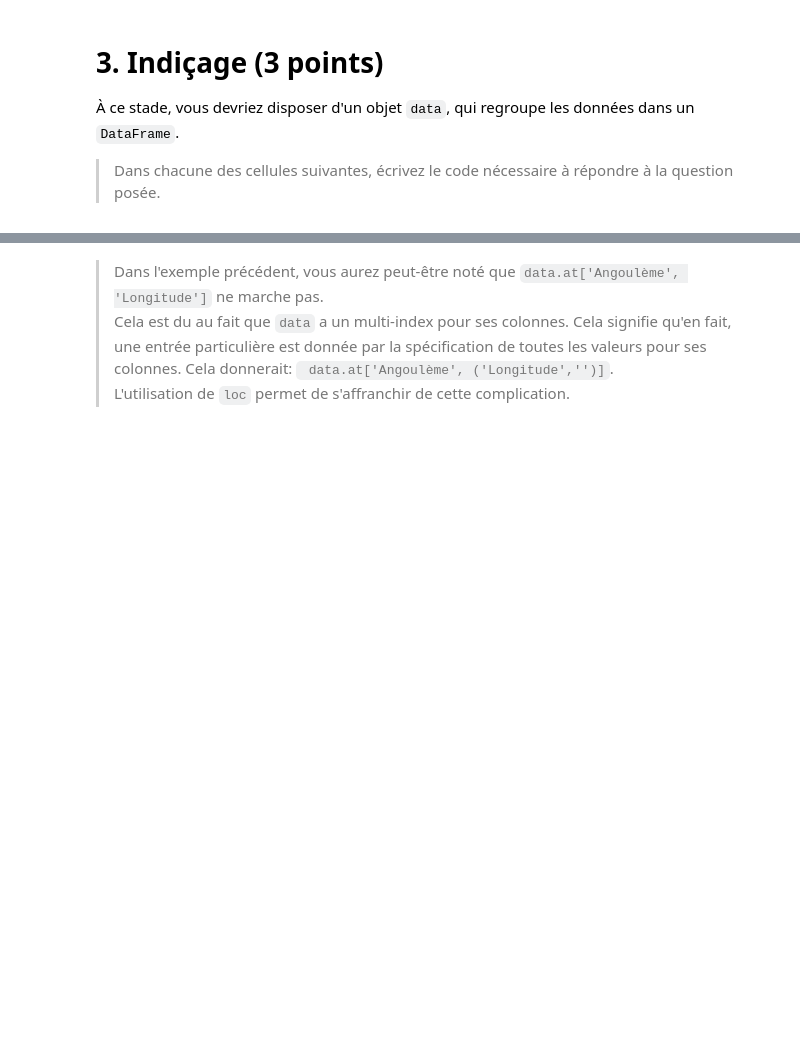
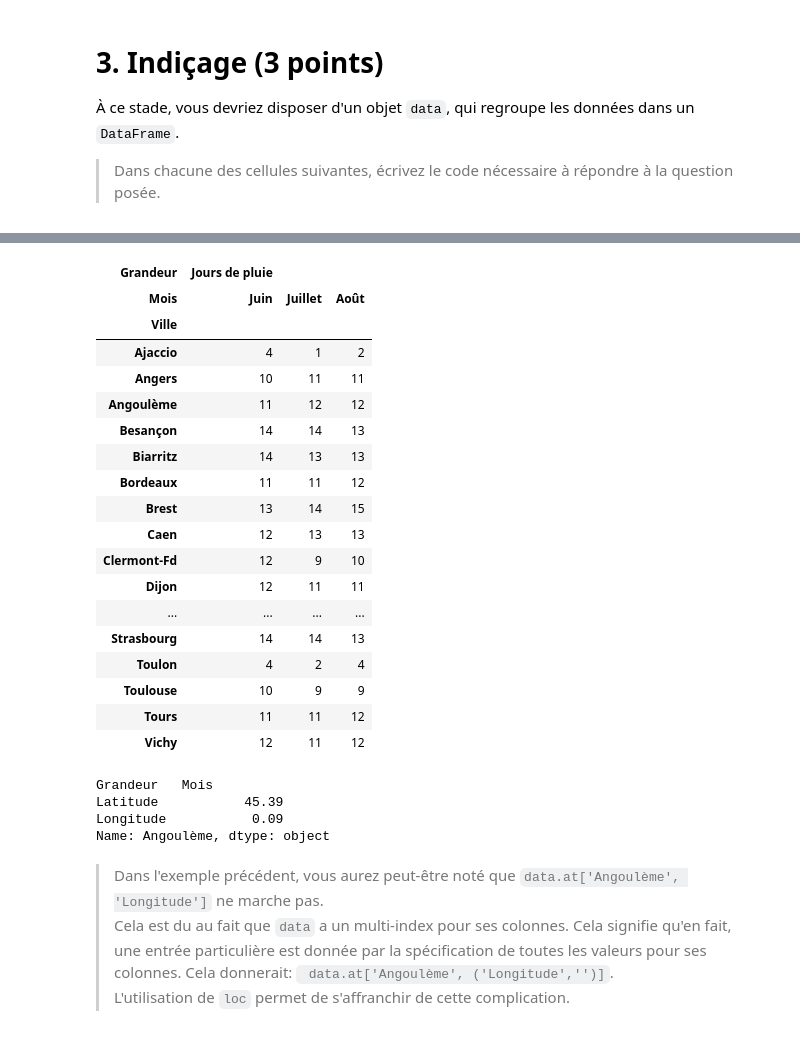
Before and after one commit to campusplage/compte-rendus-jottras_juventin, a Jupyter notebook: TP1_pandas.ipynb, the cells around one changed output, grey strips where cells are left out. Cells and saved outputs as stored; diff of their text form; code cells hidden in the pictures; blank space fills up the shorter version.

```diff
--- a/TP1_pandas.ipynb
+++ b/TP1_pandas.ipynb
@@ -139,8 +161,42 @@ Comme vous le constatez, `pandas` est en fait encore plus puissant que ce que je
 # %%
 # Affichez le nombre de jours de pluie de toutes les villes pour les mois de "Juin", "Juillet" et "Août"
+
+# On sélectionne toutes les données dans les colonnes "Juin", "Juillet" et "Août" sous 'Jours de pluie'
+# Pour ce faire, on transpose le tableau, on sélectionne les lignes recherchées,
+# et on procède à une econde transposition.
+
+data.T.loc[('Jours de pluie', ('Juin', 'Juillet', 'Août')), :].T
+# %% [output]
+| Grandeur | Jours de pluie |  |  |
+| Mois | Juin | Juillet | Août |
+| Ville |  |  |  |
+| Ajaccio | 4 | 1 | 2 |
+| Angers | 10 | 11 | 11 |
+| Angoulème | 11 | 12 | 12 |
+| Besançon | 14 | 14 | 13 |
+| Biarritz | 14 | 13 | 13 |
+| Bordeaux | 11 | 11 | 12 |
+| Brest | 13 | 14 | 15 |
+| Caen | 12 | 13 | 13 |
+| Clermont-Fd | 12 | 9 | 10 |
+| Dijon | 12 | 11 | 11 |
+| ... | ... | ... | ... |
+| Strasbourg | 14 | 14 | 13 |
+| Toulon | 4 | 2 | 4 |
+| Toulouse | 10 | 9 | 9 |
+| Tours | 11 | 11 | 12 |
+| Vichy | 12 | 11 | 12 |
 # %%
 # Affichez une phrase qui indique la latitude et longitude d'Angoulème.
 # (utilisez `loc` et le formattage de chaines de caractère avec print)
+
+# On utilise loc pour prendre la ligne 'Angoulème' et les lignes 'Latitude', 'Longitude'
+data.loc['Angoulème', ['Latitude', 'Longitude']]
+# %% [output]
+Grandeur   Mois
+Latitude           45.39
+Longitude           0.09
+Name: Angoulème, dtype: object
 # %% [markdown]
 > Dans l'exemple précédent, vous aurez peut-être noté que `data.at['Angoulème', 'Longitude']` ne marche pas.
 Cela est du au fait que `data` a un multi-index pour ses colonnes. Cela signifie qu'en fait, une entrée particulière est donnée par la spécification de toutes les valeurs pour ses colonnes. Cela donnerait:
```
Also changed, not shown: parts of 1 cell of this notebook.
